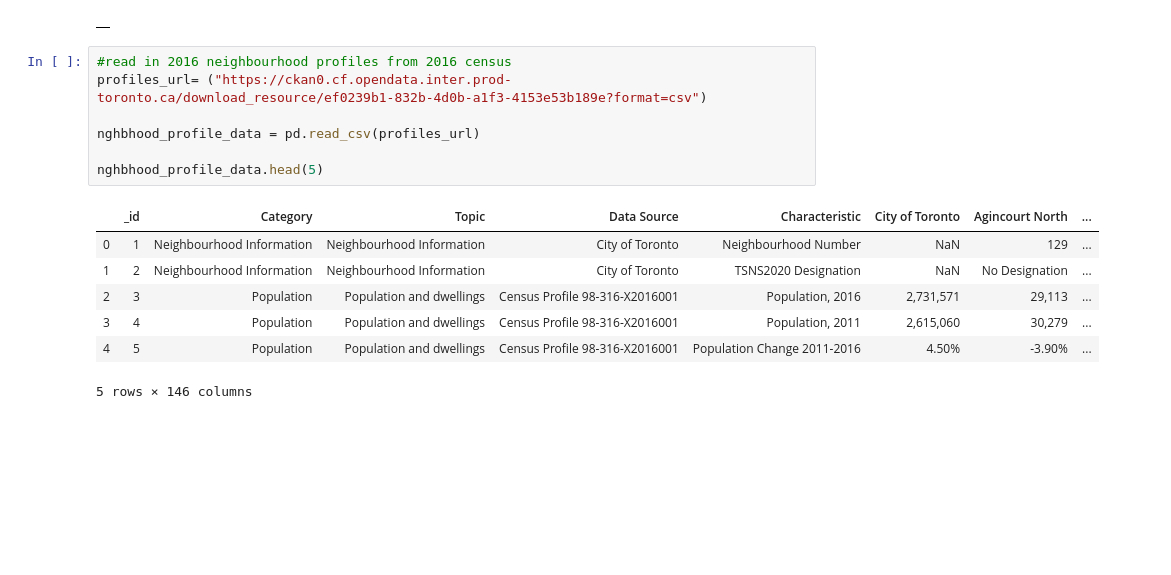
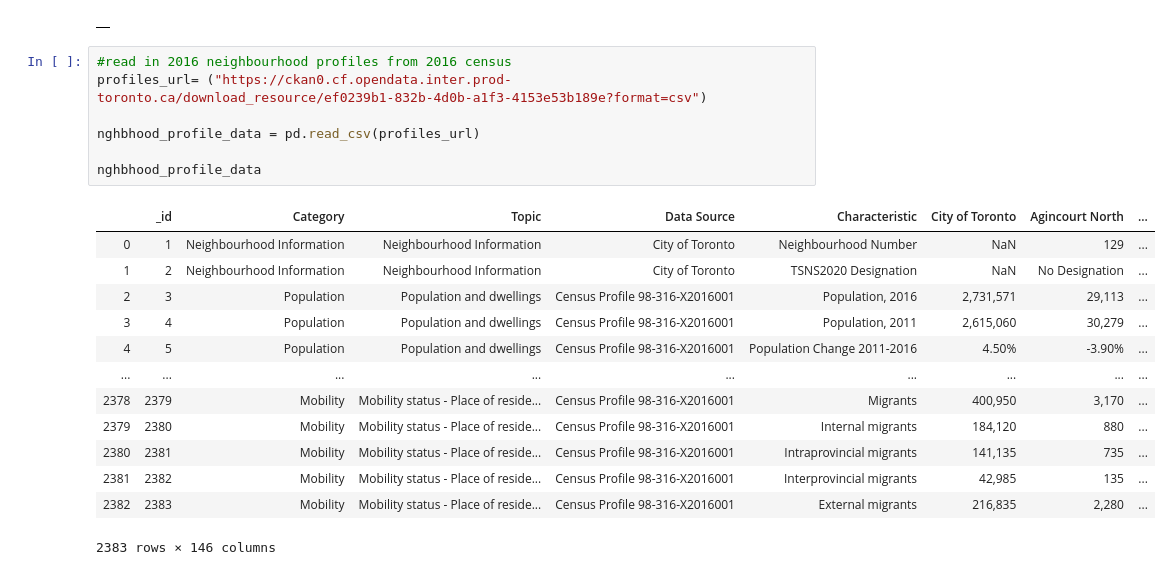
Before and after one commit to gdiaz89/SCS_3250_041-Group-2-Winter-2020, a Jupyter notebook: Term_Project.ipynb, the cells around one changed output. Cells and saved outputs as stored; diff of their text form; blank space fills up the shorter version.

Commit message:
Add files via upload
Figured out the profile data.  Will attempt to combine with the rest of the data later tonight

```diff
--- a/Term_Project.ipynb
+++ b/Term_Project.ipynb
@@ -217,15 +219,21 @@ byyear.apply(lag_plot_byneighbourhood,lagfile=lagplotneighbourhoodfile)
 # %%
 #read in 2016 neighbourhood profiles from 2016 census
 profiles_url= ("https://ckan0.cf.opendata.inter.prod-toronto.ca/download_resource/ef0239b1-832b-4d0b-a1f3-4153e53b189e?format=csv")
 
 nghbhood_profile_data = pd.read_csv(profiles_url)
 
-nghbhood_profile_data.head(5)
+nghbhood_profile_data
 # %% [output]
 |  | _id | Category | Topic | Data Source | Characteristic | City of Toronto | Agincourt North | ... |
 | 0 | 1 | Neighbourhood Information | Neighbourhood Information | City of Toronto | Neighbourhood Number | NaN | 129 | ... |
 | 1 | 2 | Neighbourhood Information | Neighbourhood Information | City of Toronto | TSNS2020 Designation | NaN | No Designation | ... |
 | 2 | 3 | Population | Population and dwellings | Census Profile 98-316-X2016001 | Population, 2016 | 2,731,571 | 29,113 | ... |
 | 3 | 4 | Population | Population and dwellings | Census Profile 98-316-X2016001 | Population, 2011 | 2,615,060 | 30,279 | ... |
 | 4 | 5 | Population | Population and dwellings | Census Profile 98-316-X2016001 | Population Change 2011-2016 | 4.50% | -3.90% | ... |
+| ... | ... | ... | ... | ... | ... | ... | ... | ... |
+| 2378 | 2379 | Mobility | Mobility status - Place of reside... | Census Profile 98-316-X2016001 | Migrants | 400,950 | 3,170 | ... |
+| 2379 | 2380 | Mobility | Mobility status - Place of reside... | Census Profile 98-316-X2016001 | Internal migrants | 184,120 | 880 | ... |
+| 2380 | 2381 | Mobility | Mobility status - Place of reside... | Census Profile 98-316-X2016001 | Intraprovincial migrants | 141,135 | 735 | ... |
+| 2381 | 2382 | Mobility | Mobility status - Place of reside... | Census Profile 98-316-X2016001 | Interprovincial migrants | 42,985 | 135 | ... |
+| 2382 | 2383 | Mobility | Mobility status - Place of reside... | Census Profile 98-316-X2016001 | External migrants | 216,835 | 2,280 | ... |
-5 rows × 146 columns
+2383 rows × 146 columns
```
Also changed, not shown: parts of 2 cells of this notebook.
